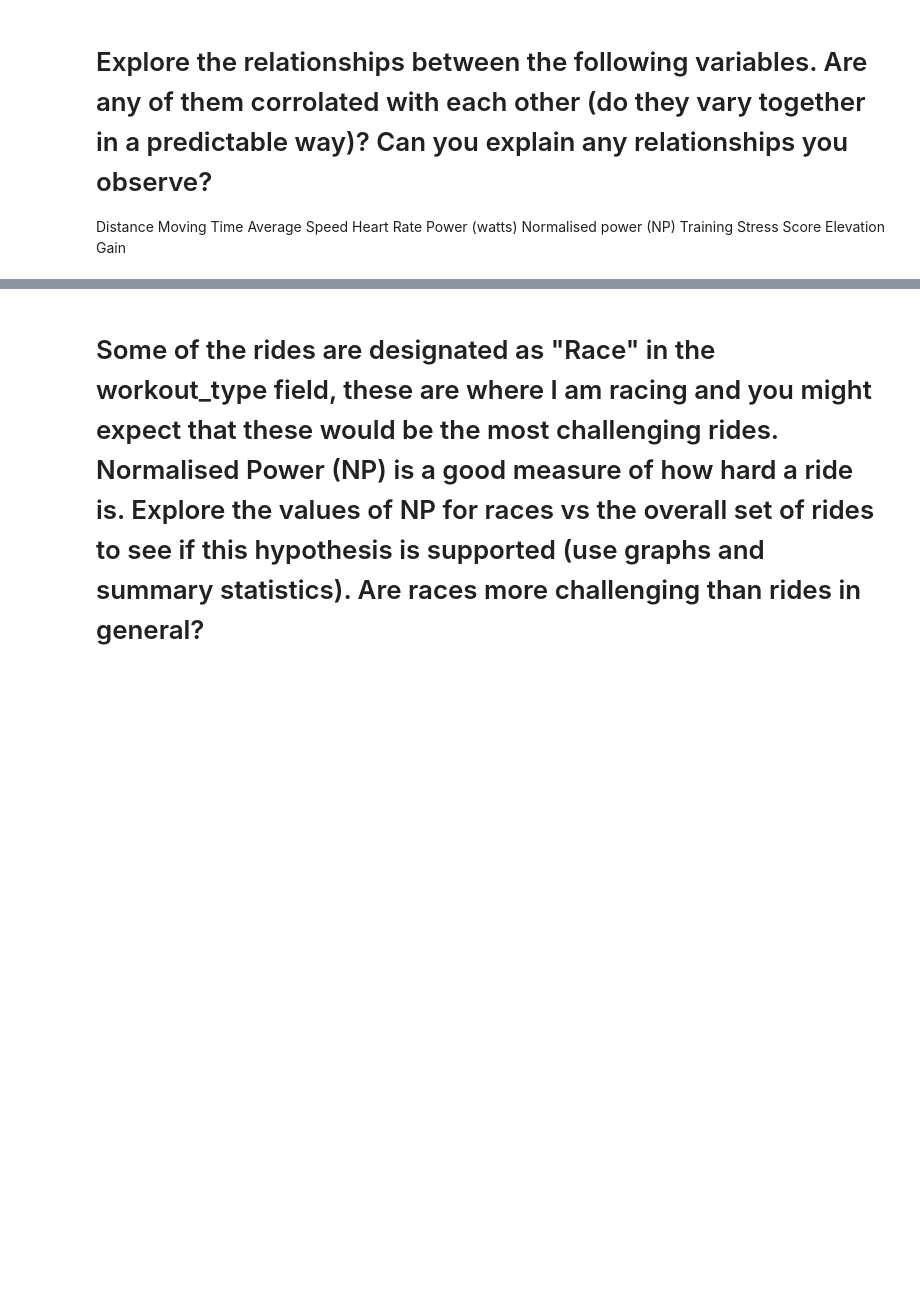
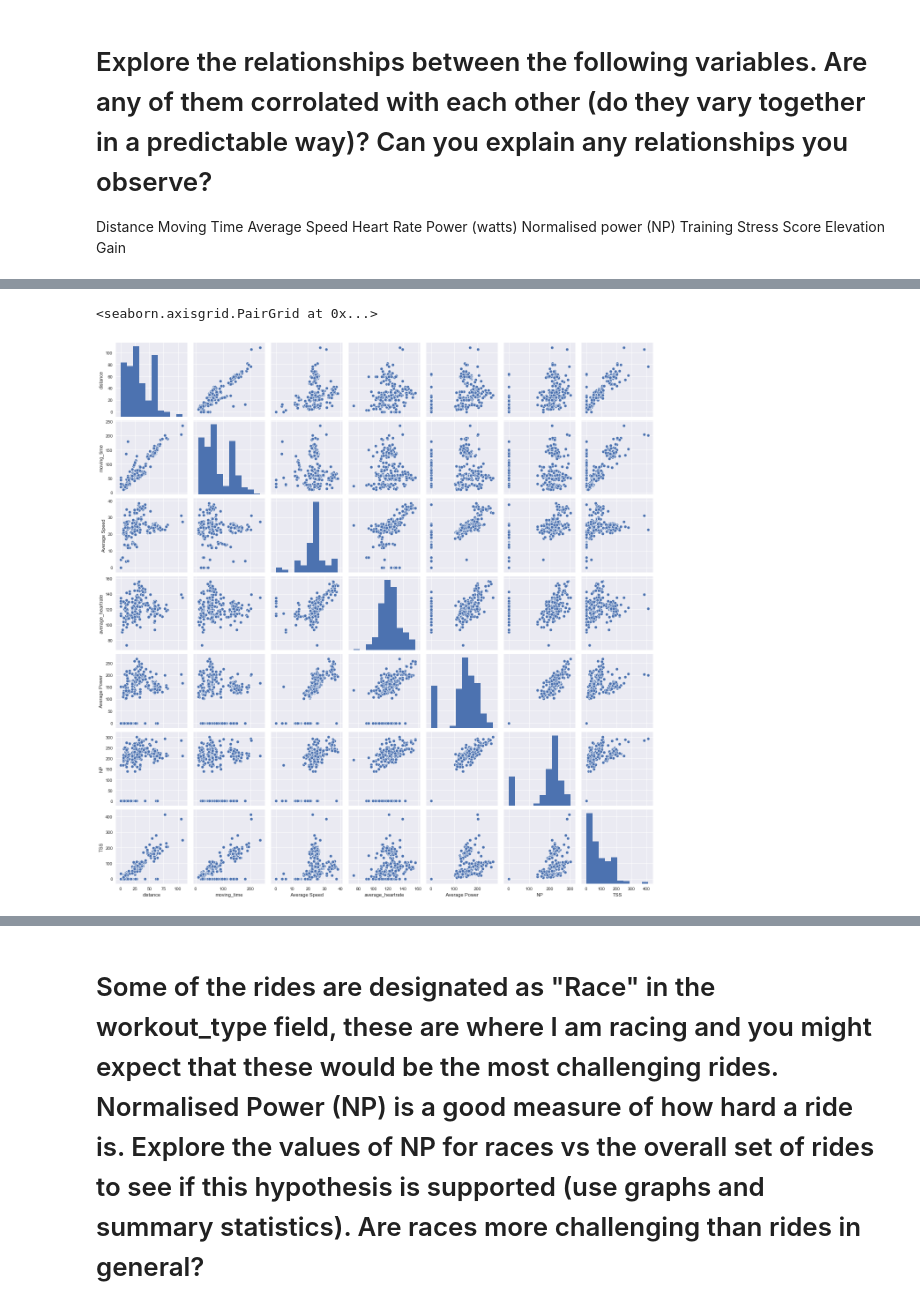
Before and after one commit to NSoni25/Portfolio_repository, a Jupyter notebook: Portfolio 1.ipynb, the cells around one changed output, grey strips where cells are left out. Saved outputs shown, nothing was run; the diff lists cells and outputs as text; code cells hidden in the pictures; blank space fills up the shorter version.

```diff
--- a/Portfolio 1.ipynb
+++ b/Portfolio 1.ipynb
@@ -269,0 +239,3 @@ result.corr(method='kendall')
+# %%
+df_relation=pd.DataFrame(result,columns=['distance','moving_time','Average Speed','average_heartrate','Average Power','NP','TSS','elevation_gain'])
+df_relation.head()
@@ -269,0 +249,7 @@ result.corr(method='kendall')
+# %%
+from pandas.plotting import scatter_matrix
+import seaborn  as sns
+sns.pairplot(df_relation)
+# %% [output]
+<seaborn.axisgrid.PairGrid at 0x...>
+[figure, added]
```
Also changed, not shown: parts of 16 cells of this notebook.
